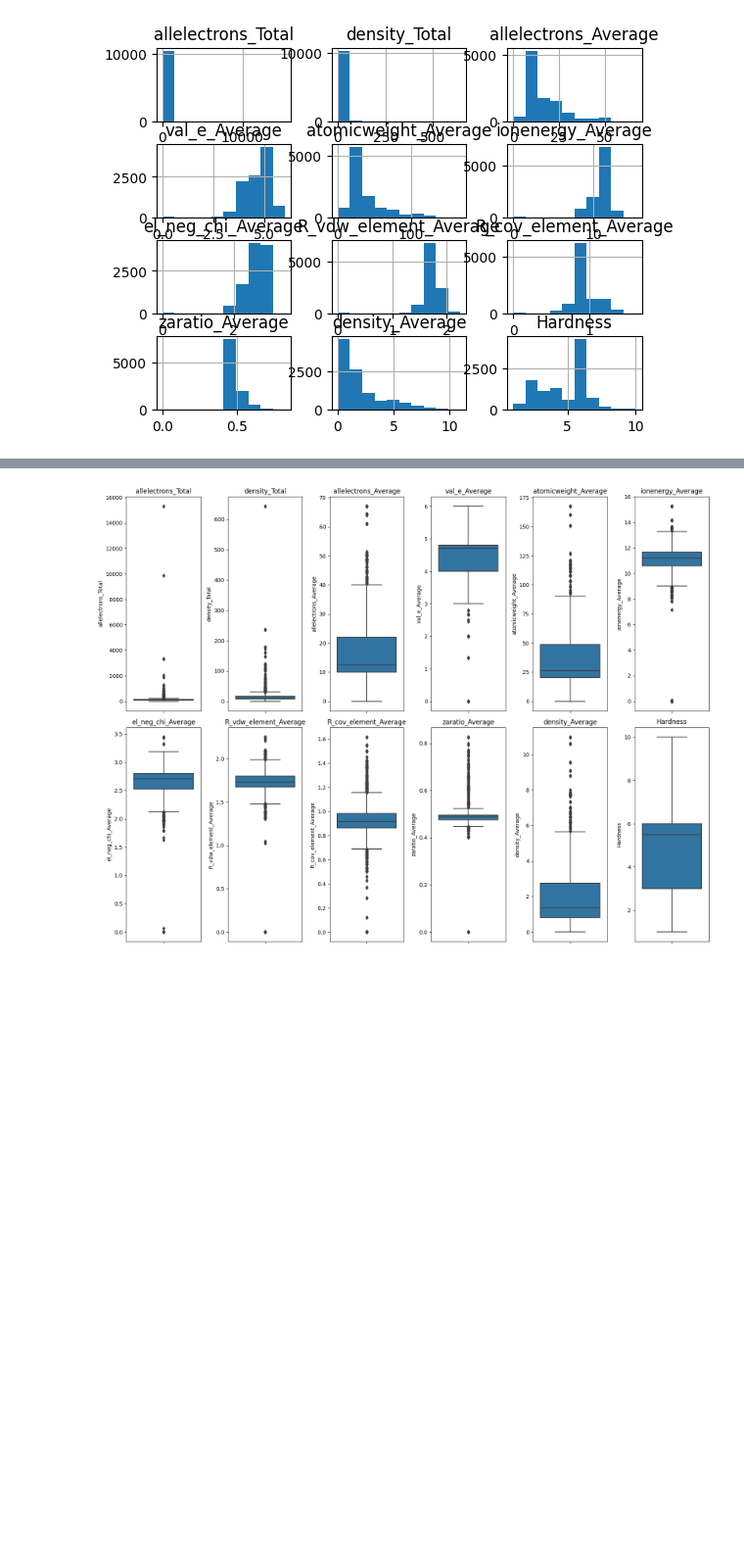
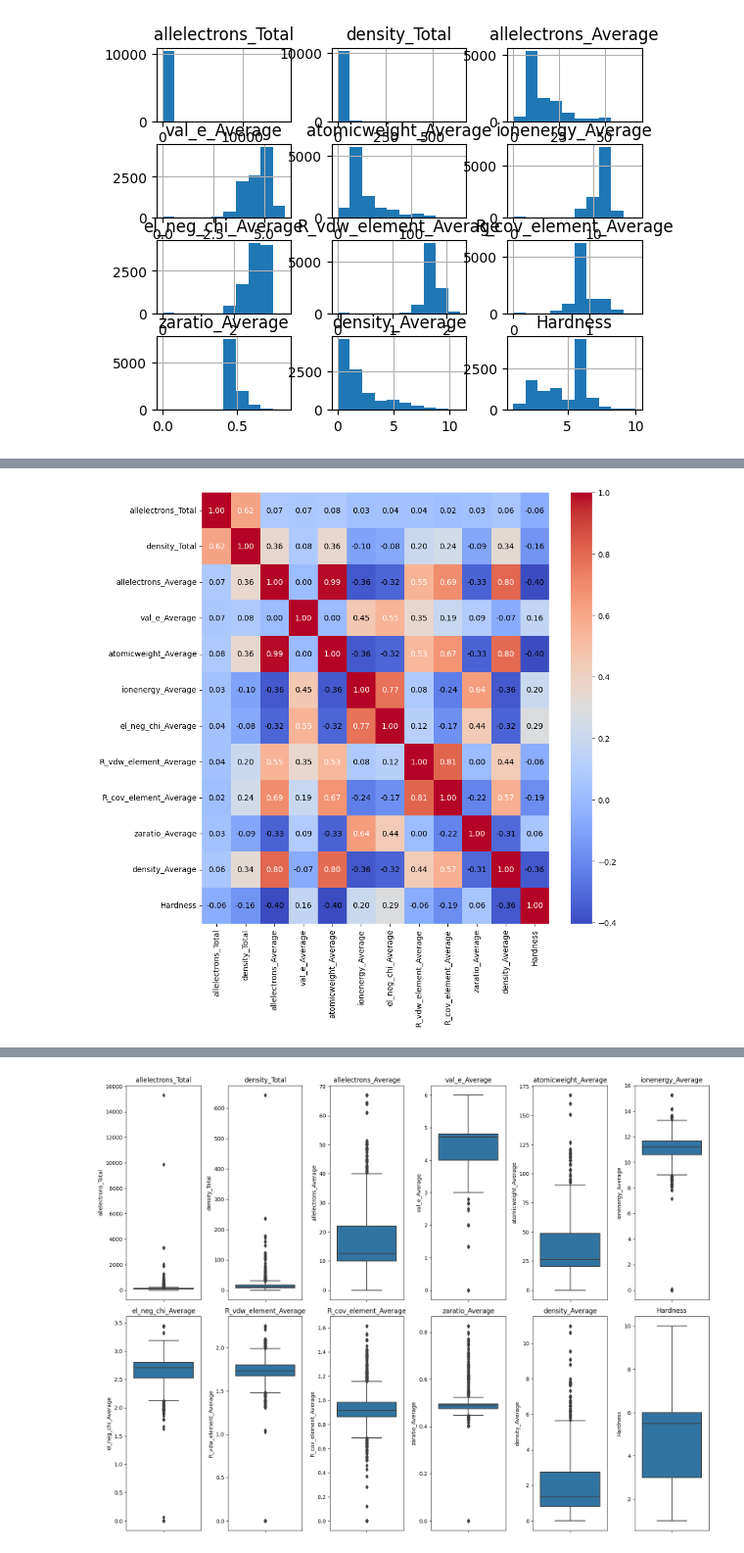
Before and after one commit to M1kE01/s3e25_kaggle, a Jupyter notebook: s3e25.ipynb, the cells around one changed output, grey strips where cells are left out. Shown at 98% size. Saved outputs shown, nothing was run; the diff lists cells and outputs as text; code cells hidden in the pictures; blank space fills up the shorter version.

```diff
--- a/s3e25.ipynb
+++ b/s3e25.ipynb
@@ -175 +157,20 @@ data.corr()
+# %%
+def highlight_vals(val):
+    if val > 0.5:
+        return 'white'
+    else:
+        return 'black'
+
+corr = data.corr()
+
+plt.figure(figsize=(10, 10))
+heatmap = sns.heatmap(corr, annot=True, fmt=".2f", cmap='coolwarm')
+
+# Apply custom styling for annotations
+for text in heatmap.texts:
+    text.set_color(highlight_vals(float(text.get_text())))
+
+plt.show()
+# %% [output]
+[figure, added]
 # %%
```
Also changed, not shown: parts of 2 cells of this notebook.
